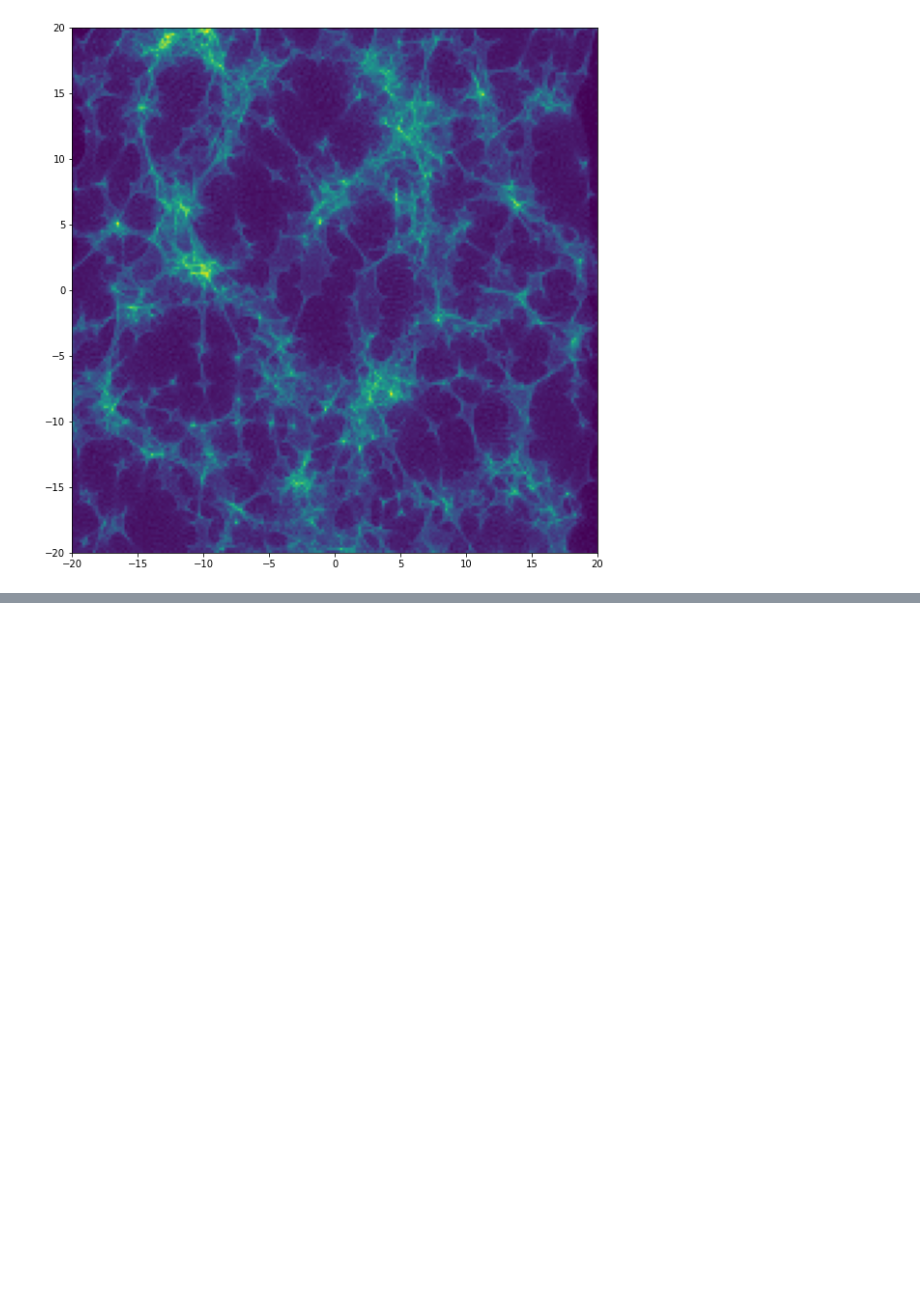
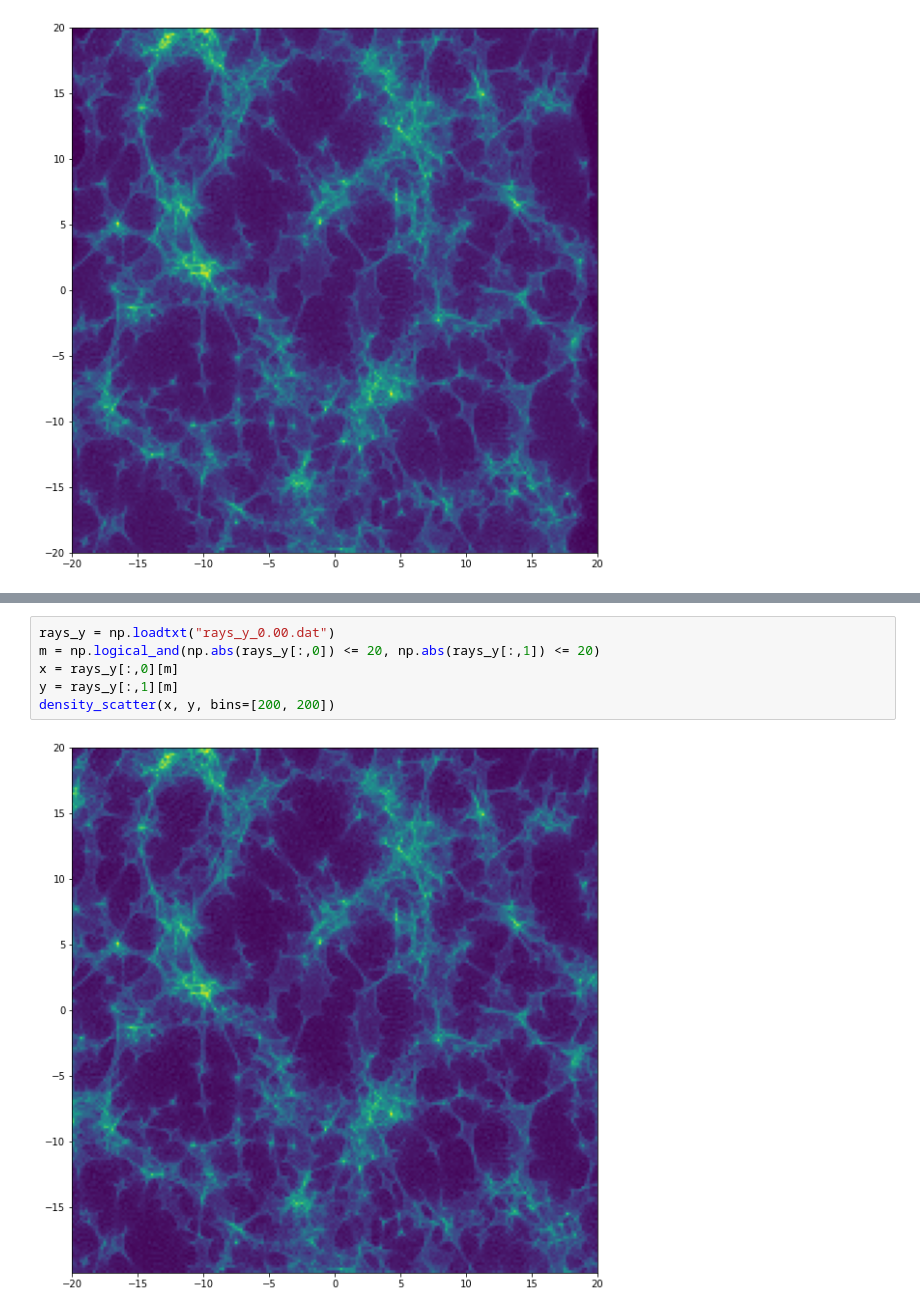
Before and after one commit to sliusar/microlensing, a Jupyter notebook: plotting.ipynb, the cells around one changed output, grey strips where cells are left out. Cells and saved outputs as stored; diff of their text form; blank space fills up the shorter version.

```diff
--- a/plotting.ipynb
+++ b/plotting.ipynb
@@ -39,0 +40,8 @@ density_scatter(x, y, bins=[200, 200])
+# %%
+rays_y = np.loadtxt("rays_y_0.00.dat")
+m = np.logical_and(np.abs(rays_y[:,0]) <= 20, np.abs(rays_y[:,1]) <= 20)
+x = rays_y[:,0][m]
+y = rays_y[:,1][m]
+density_scatter(x, y, bins=[200, 200])
+# %% [output]
+[figure, added]
```
Also changed, not shown: parts of 1 cell of this notebook, 3 other files.
